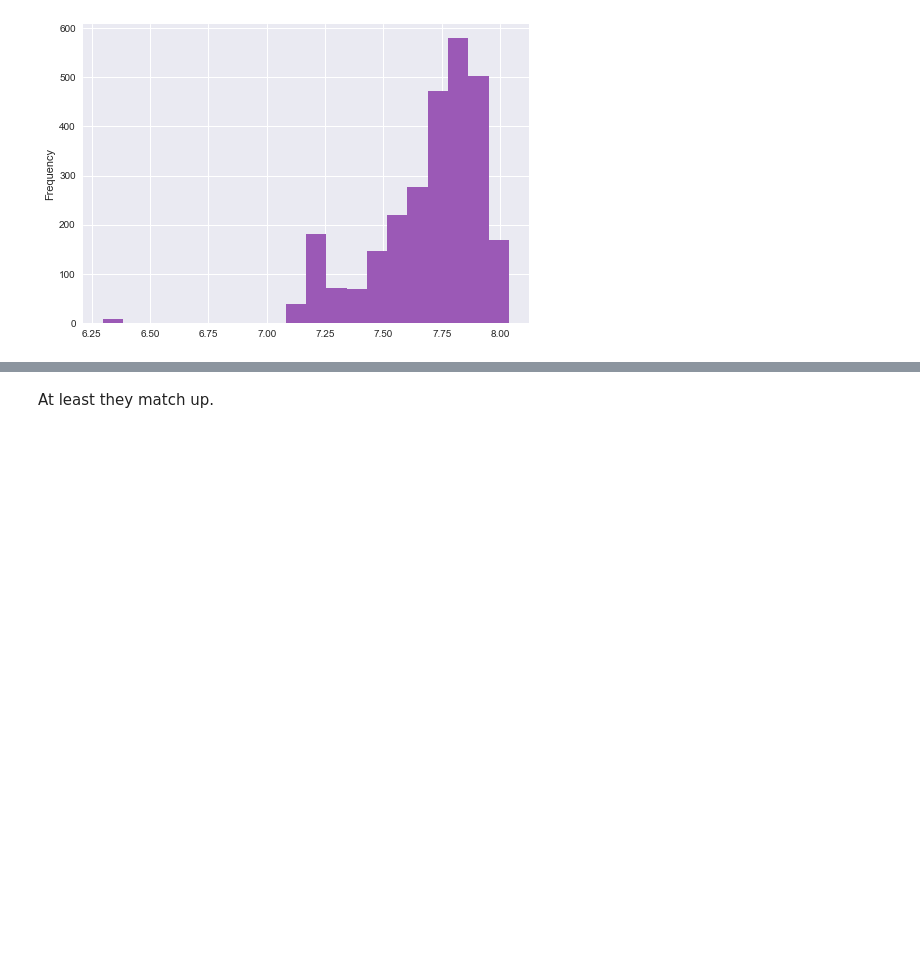
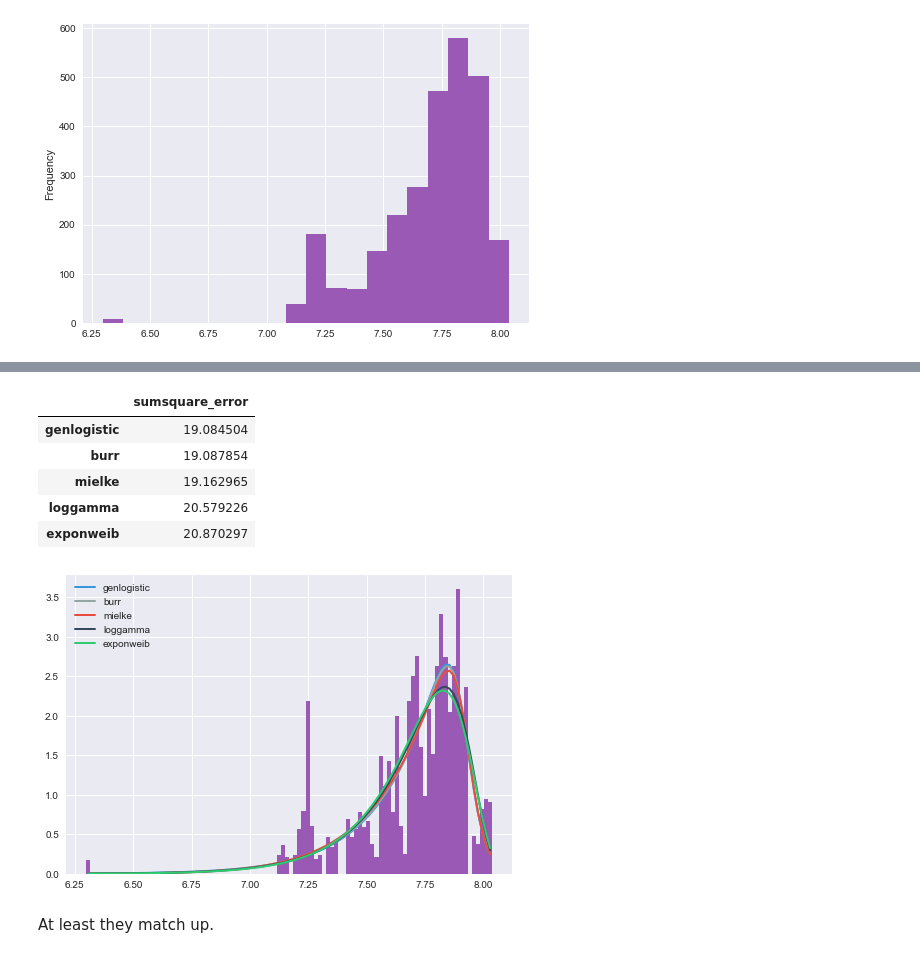
Before and after one commit to AgrawalAmey/quantify-2017, a Jupyter notebook: grabage_collection/Data inspection.ipynb, the cells around one changed output, grey strips where cells are left out. Cells and saved outputs as stored; diff of their text form; code cells hidden in the pictures; blank space fills up the shorter version.

```diff
--- a/grabage_collection/Data inspection.ipynb
+++ b/grabage_collection/Data inspection.ipynb
@@ -43,3 +71,6 @@ data['finalTotalMemory'].plot.hist(bins=20)
 # %% [output]
 <matplotlib.axes._subplots.AxesSubplot at 0x...>
 [figure]
+# %%
+f = Fitter(data['finalTotalMemory'].tolist())
+f.fit()
@@ -46,3 +145,13 @@ data['finalTotalMemory'].plot.hist(bins=20)
+# %%
+f.summary()
+# %% [output]
+|  | sumsquare_error |
+| genlogistic | 19.084504 |
+| burr | 19.087854 |
+| mielke | 19.162965 |
+| loggamma | 20.579226 |
+| exponweib | 20.870297 |
+[figure, added]
 # %% [markdown]
 At least they match up.
 # %% [markdown]
```
Also changed, not shown: parts of 46 cells of this notebook, 7 other files.
